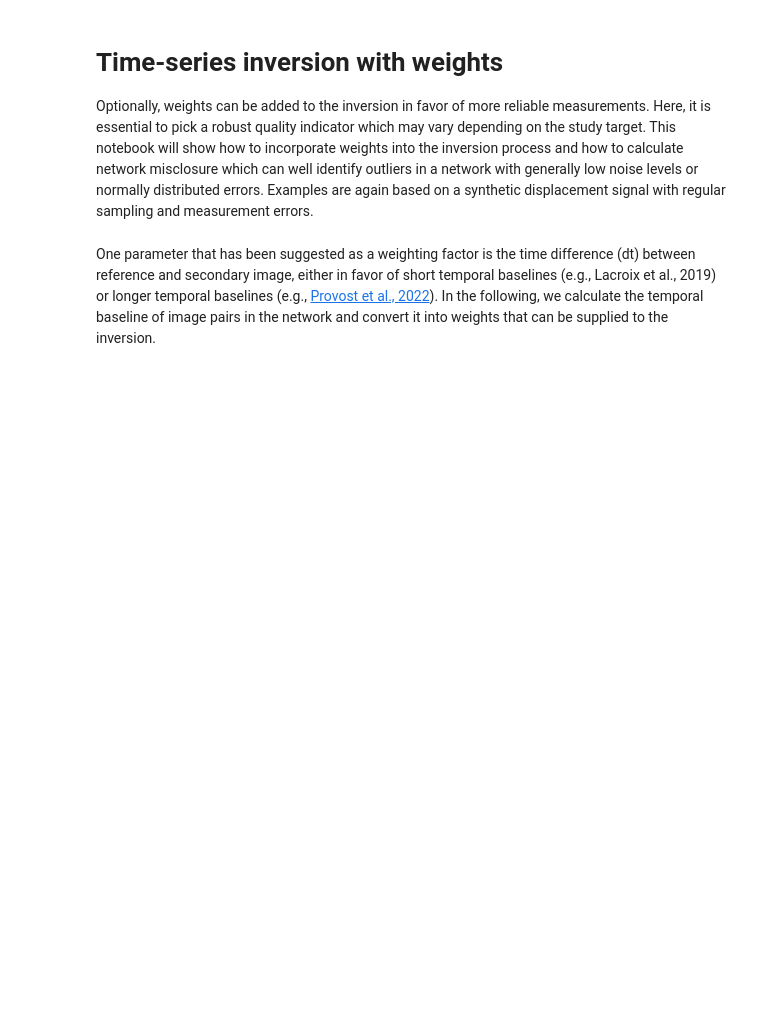
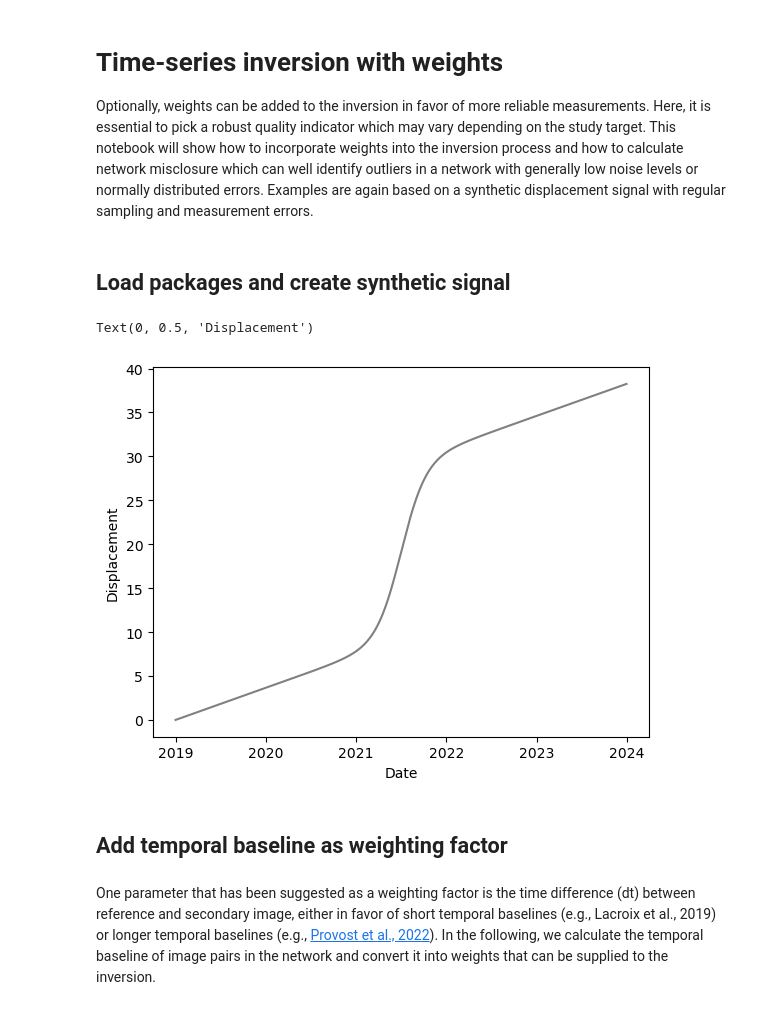
Before and after one commit to UP-RS-ESP/timeseries_inversion, a Jupyter notebook: timeseries_inversion_with_weights.ipynb, the cells around one changed output. Saved outputs shown, nothing was run; the diff lists cells and outputs as text; code cells hidden in the pictures; blank space fills up the shorter version.

```diff
--- a/timeseries_inversion_with_weights.ipynb
+++ b/timeseries_inversion_with_weights.ipynb
@@ -2,44 +2,35 @@
 # Time-series inversion with weights
 
 Optionally, weights can be added to the inversion in favor of more reliable measurements. Here, it is essential to pick a robust quality indicator which may vary depending on the study target. This notebook will show how to incorporate weights into the inversion process and how to calculate network misclosure which can well identify outliers in a network with generally low noise levels or normally distributed errors. Examples are again based on a synthetic displacement signal with regular sampling and measurement errors.
+# %% [markdown]
+## Load packages and create synthetic signal
 # %%
-# load neccessary packages
 import pandas as pd
 import numpy as np
 import matplotlib.pyplot as plt
 import matplotlib.dates as mdates
 from datetime import datetime
 from itertools import combinations
 import random
 
 #import functions for time-series inversion from relevant python script
 import timeseries_inversion as inv
 
 #create an artificial displacement signal (analog to previous notebook)
 start_date = datetime.strptime('01/01/2019', '%d/%m/%Y')
 end_date = datetime.strptime('31/12/2023', '%d/%m/%Y')
 
 dr = pd.date_range(start=start_date, end=end_date, freq='D')
 
 #create synthetic cumulative displacement original_signal
 #here: sigmoid + linear function
 x = np.arange(0, len(dr), 1)
 y = 0.01 * x + 20 / (1 + np.exp(-0.02 * (np.arange(len(dr)) - len(dr)/2)))
 original_signal = pd.DataFrame({'date': dr, 'disp': y})
 
-#create sample dates, here with a 3 month spacing
-sample_dates = pd.date_range(start=start_date, end=end_date, freq='3MS')
-
-#create image pairs from sample dates
-date_combinations = list(combinations(sample_dates, 2))
-
-network = pd.DataFrame(date_combinations, columns=['date0', 'date1'])
-
-#find displacement for each datepair according to the synthetic signal
-network['disp'] = network.apply(lambda row: inv.find_dsoll(row, original_signal), axis = 1)
-
-#simulate measurement error
-np.random.seed(123)
-error = np.random.normal(0,5,len(network))
-
-network["disp"] = network["disp"] + error
+plt.plot(original_signal.date, original_signal.disp, 'gray')
+plt.xlabel('Date')
+plt.ylabel('Displacement')
+# %% [output]
+Text(0, 0.5, 'Displacement')
+[figure, added]
@@ -46,3 +55,5 @@ network["disp"] = network["disp"] + error
+# %% [markdown]
+## Add temporal baseline as weighting factor
 # %% [markdown]
 One parameter that has been suggested as a weighting factor is the time difference (dt) between reference and secondary image, either in favor of short temporal baselines (e.g., Lacroix et al., 2019) or longer temporal baselines (e.g., [Provost et al., 2022](https://doi.org/10.1016/j.rse.2022.112949)). In the following, we calculate the temporal baseline of image pairs in the network and convert it into weights that can be supplied to the inversion.
 # %%
```
Also changed, not shown: parts of 3 cells of this notebook, 4 other files.
